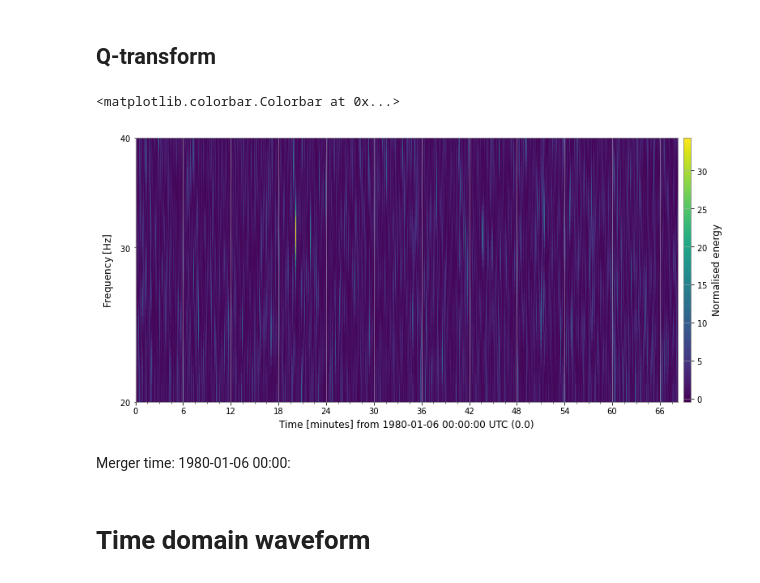
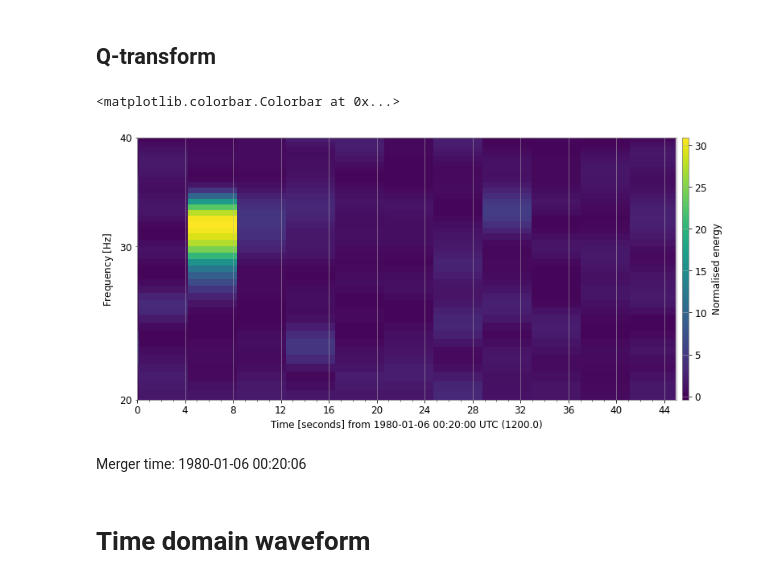
Before and after one commit to SYLau/odw-2022, a Jupyter notebook: Challenge/Data_challenge_3.ipynb, the cells around one changed output. Drawn from its saved outputs; the diff is of its cells as text; code cells hidden in the pictures.

```diff
--- a/Challenge/Data_challenge_3.ipynb
+++ b/Challenge/Data_challenge_3.ipynb
@@ -49,18 +49,18 @@ plot = gwpy_strain.plot()
 # %% [markdown]
 ## Q-transform
 # %%
-hq = gwpy_strain.q_transform(frange=(20, 40), qrange=(20, 30))
+hq = gwpy_strain.q_transform(frange=(20, 40), qrange=(30, 31))
 plot_hq = hq.plot()
 ax = plot_hq.gca()
 ax.set_yscale('log')
 #ax.set_xlim(46-64, 55-64)
-#ax.set_xlim(19, 22)
+ax.set_xlim(20*60, 21*60-15)
 ax.colorbar(label="Normalised energy")
 # %% [output]
 <matplotlib.colorbar.Colorbar at 0x...>
-[figure, old version]
+[figure, new version]
 # %% [markdown]
-Merger time: 1980-01-06 00:00:
+Merger time: 1980-01-06 00:20:06
 # %% [markdown]
 # Time domain waveform
 # %%
```
